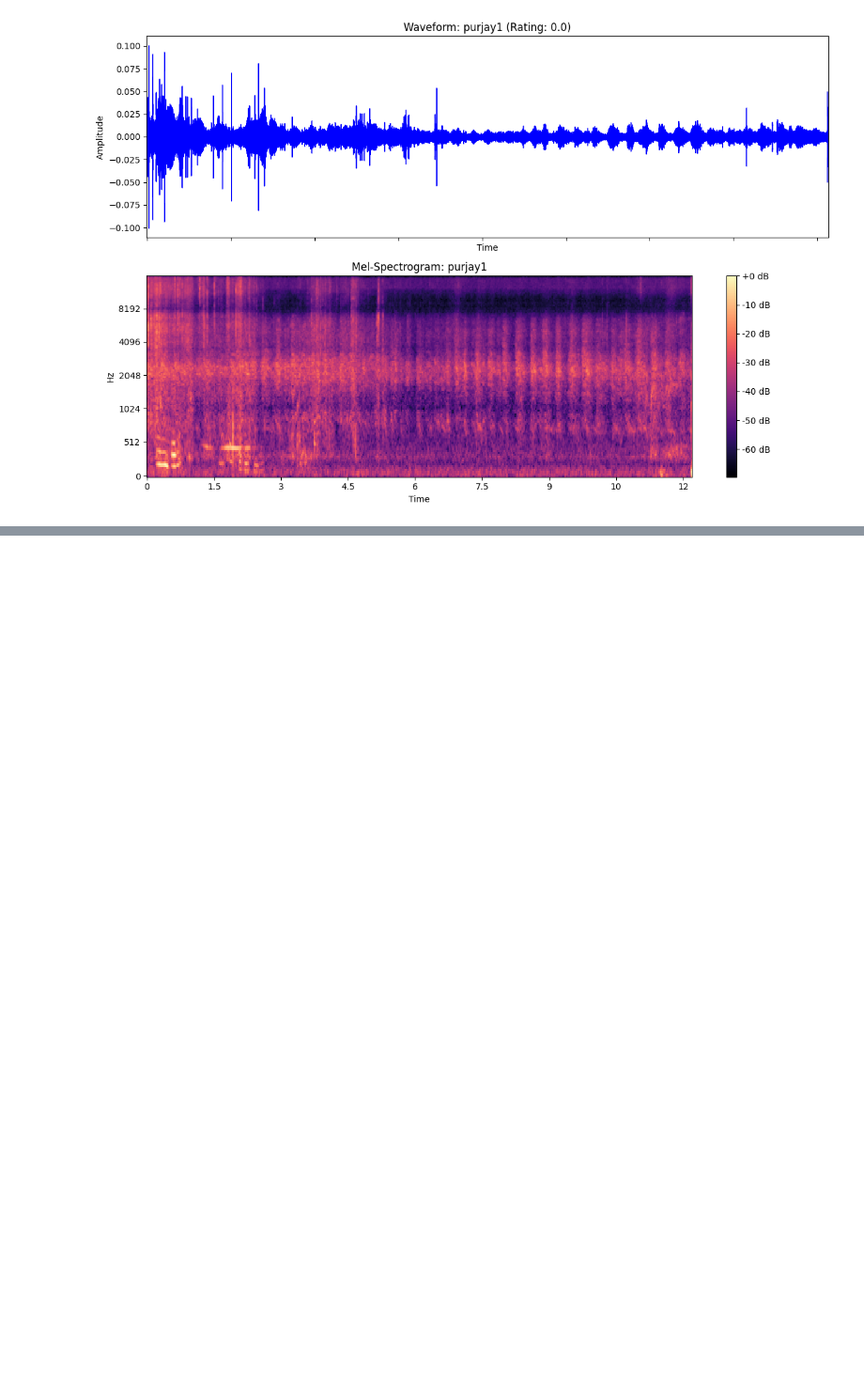
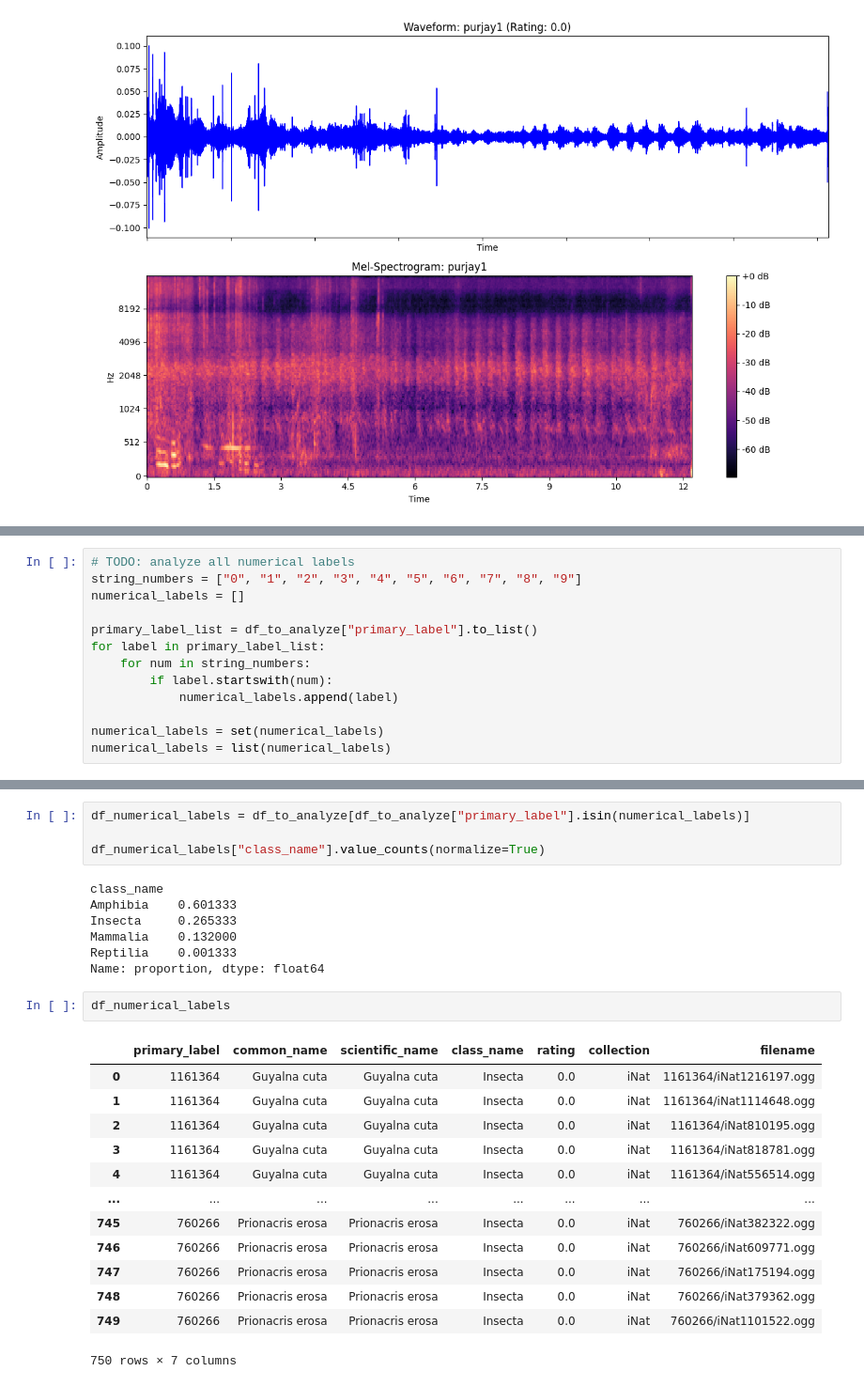
Before and after one commit to ju4nv1e1r4/pantanal, a Jupyter notebook: notebooks/data_exploration.ipynb, the cells around one changed output, grey strips where cells are left out. Shown at 94% size. Drawn from its saved outputs; the diff is of its cells as text; blank space fills up the shorter version.

```diff
--- a/notebooks/data_exploration.ipynb
+++ b/notebooks/data_exploration.ipynb
@@ -187,0 +196,13 @@ Species selected for comparison: purjay1
+# %%
+# TODO: analyze all numerical labels
+string_numbers = ["0", "1", "2", "3", "4", "5", "6", "7", "8", "9"]
+numerical_labels = []
+
+primary_label_list = df_to_analyze["primary_label"].to_list()
+for label in primary_label_list:
+    for num in string_numbers:
+        if label.startswith(num):
+            numerical_labels.append(label)
+
+numerical_labels = set(numerical_labels)
+numerical_labels = list(numerical_labels)
@@ -187,0 +234,27 @@ Species selected for comparison: purjay1
+# %%
+df_numerical_labels = df_to_analyze[df_to_analyze["primary_label"].isin(numerical_labels)]
+
+df_numerical_labels["class_name"].value_counts(normalize=True)
+# %% [output]
+class_name
+Amphibia    0.601333
+Insecta     0.265333
+Mammalia    0.132000
+Reptilia    0.001333
+Name: proportion, dtype: float64
+# %%
+df_numerical_labels
+# %% [output]
+|  | primary_label | common_name | scientific_name | class_name | rating | collection | filename |
+| 0 | 1161364 | Guyalna cuta | Guyalna cuta | Insecta | 0.0 | iNat | 1161364/iNat1216197.ogg |
+| 1 | 1161364 | Guyalna cuta | Guyalna cuta | Insecta | 0.0 | iNat | 1161364/iNat1114648.ogg |
+| 2 | 1161364 | Guyalna cuta | Guyalna cuta | Insecta | 0.0 | iNat | 1161364/iNat810195.ogg |
+| 3 | 1161364 | Guyalna cuta | Guyalna cuta | Insecta | 0.0 | iNat | 1161364/iNat818781.ogg |
+| 4 | 1161364 | Guyalna cuta | Guyalna cuta | Insecta | 0.0 | iNat | 1161364/iNat556514.ogg |
+| ... | ... | ... | ... | ... | ... | ... | ... |
+| 745 | 760266 | Prionacris erosa | Prionacris erosa | Insecta | 0.0 | iNat | 760266/iNat382322.ogg |
+| 746 | 760266 | Prionacris erosa | Prionacris erosa | Insecta | 0.0 | iNat | 760266/iNat609771.ogg |
+| 747 | 760266 | Prionacris erosa | Prionacris erosa | Insecta | 0.0 | iNat | 760266/iNat175194.ogg |
+| 748 | 760266 | Prionacris erosa | Prionacris erosa | Insecta | 0.0 | iNat | 760266/iNat379362.ogg |
+| 749 | 760266 | Prionacris erosa | Prionacris erosa | Insecta | 0.0 | iNat | 760266/iNat1101522.ogg |
+750 rows × 7 columns
```
Also changed, not shown: parts of 10 cells of this notebook.
